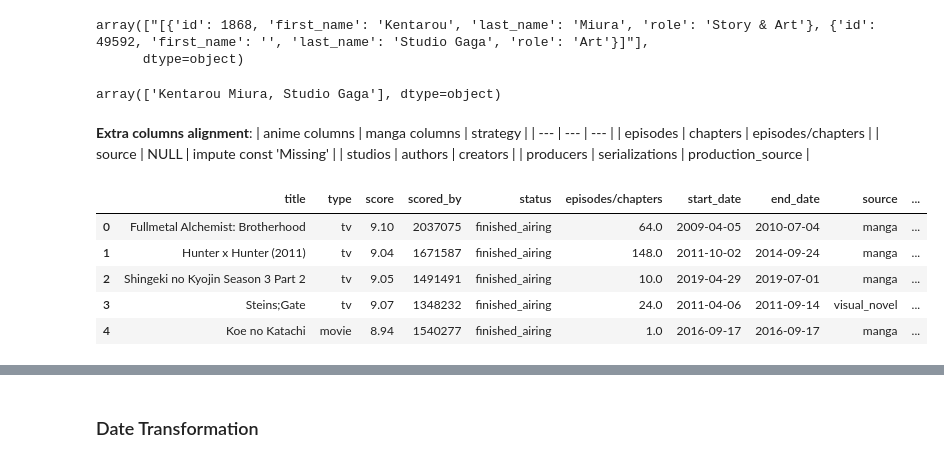
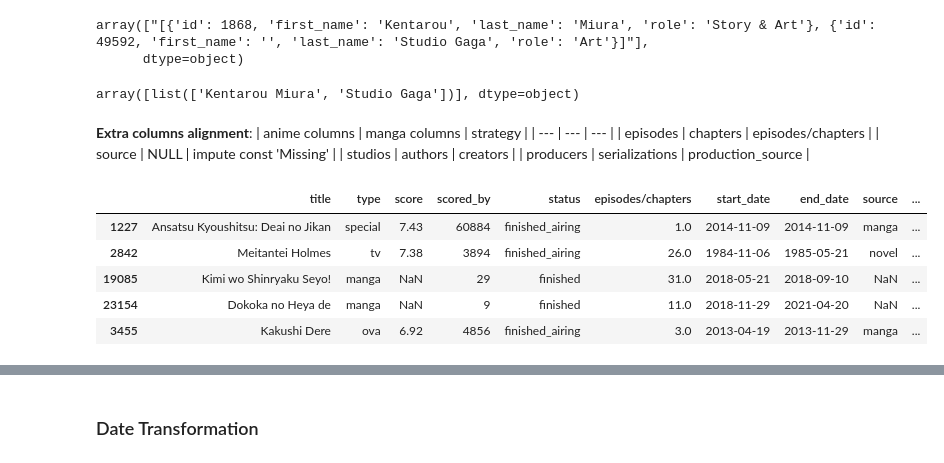
Before and after one commit to derickkan3356/anime-manga-theme-and-success-prediction, a Jupyter notebook: data_preprocessing.ipynb, the cells around one changed output, grey strips where cells are left out. Drawn from its saved outputs; the diff is of its cells as text; code cells hidden in the pictures.

Commit message:
pre-processing: string-like list to list, truncated SVD for multi-cat encode

```diff
--- a/data_preprocessing.ipynb
+++ b/data_preprocessing.ipynb
@@ -29,3 +26,25 @@ df_manga = pd.read_csv("assets/manga.csv")
+# %%
+import ast
+df_anime = pd.read_csv(
+    "assets/anime.csv",
+    converters={
+        'genres': ast.literal_eval,
+        'themes': ast.literal_eval,
+        'demographics': ast.literal_eval,
+        'studios': ast.literal_eval,
+        'licensors': ast.literal_eval
+    }
+)
+
+df_manga = pd.read_csv(
+    "assets/manga.csv",
+    converters={
+        'genres': ast.literal_eval,
+        'themes': ast.literal_eval,
+        'demographics': ast.literal_eval,
+        'serializations': ast.literal_eval
+    }
+)
 # %%
 df_anime.shape, df_manga.shape
 # %% [output]
@@ -108,7 +127,7 @@ def extract_author_name(author_list):
         author_names = [f"{author['first_name']} {author['last_name']}".strip() for author in author_list if author['first_name'] or author['last_name']]
 
         # Join names for multiple authors
-        return ', '.join(author_names) if author_names else "Missing"
+        return author_names
 
     except (ValueError, SyntaxError, KeyError, TypeError):
         # Handle Missing data
@@ -130,7 +149,7 @@ array(["[{'id': 1868, 'first_name': 'Kentarou', 'last_name': 'Miura', 'role': 'S
 # %%
 df_manga_extracted['authors'].head(1).values
 # %% [output]
-array(['Kentarou Miura, Studio Gaga'], dtype=object)
+array([list(['Kentarou Miura', 'Studio Gaga'])], dtype=object)
 # %% [markdown]
 **Extra columns alignment**:
 | anime columns | manga columns | strategy |
@@ -166,11 +185,11 @@ df_anime_aligned, df_manga_aligned = columns_alignment(df_anime_cleaned, df_mang
 # %%
 df_full = pd.concat([df_anime_aligned, df_manga_aligned], ignore_index=True)
 
-df_full.head()
+df_full.sample(5)
 # %% [output]
 |  | title | type | score | scored_by | status | episodes/chapters | start_date | end_date | source | ... |
-| 0 | Fullmetal Alchemist: Brotherhood | tv | 9.10 | 2037075 | finished_airing | 64.0 | 2009-04-05 | 2010-07-04 | manga | ... |
-| 1 | Hunter x Hunter (2011) | tv | 9.04 | 1671587 | finished_airing | 148.0 | 2011-10-02 | 2014-09-24 | manga | ... |
-| 2 | Shingeki no Kyojin Season 3 Part 2 | tv | 9.05 | 1491491 | finished_airing | 10.0 | 2019-04-29 | 2019-07-01 | manga | ... |
-| 3 | Steins;Gate | tv | 9.07 | 1348232 | finished_airing | 24.0 | 2011-04-06 | 2011-09-14 | visual_novel | ... |
-| 4 | Koe no Katachi | movie | 8.94 | 1540277 | finished_airing | 1.0 | 2016-09-17 | 2016-09-17 | manga | ... |
+| 1227 | Ansatsu Kyoushitsu: Deai no Jikan | special | 7.43 | 60884 | finished_airing | 1.0 | 2014-11-09 | 2014-11-09 | manga | ... |
+| 2842 | Meitantei Holmes | tv | 7.38 | 3894 | finished_airing | 26.0 | 1984-11-06 | 1985-05-21 | novel | ... |
+| 19085 | Kimi wo Shinryaku Seyo! | manga | NaN | 29 | finished | 31.0 | 2018-05-21 | 2018-09-10 | NaN | ... |
+| 23154 | Dokoka no Heya de | manga | NaN | 9 | finished | 11.0 | 2018-11-29 | 2021-04-20 | NaN | ... |
+| 3455 | Kakushi Dere | ova | 6.92 | 4856 | finished_airing | 3.0 | 2013-04-19 | 2013-11-29 | manga | ... |
```
Also changed, not shown: parts of 14 cells of this notebook.
